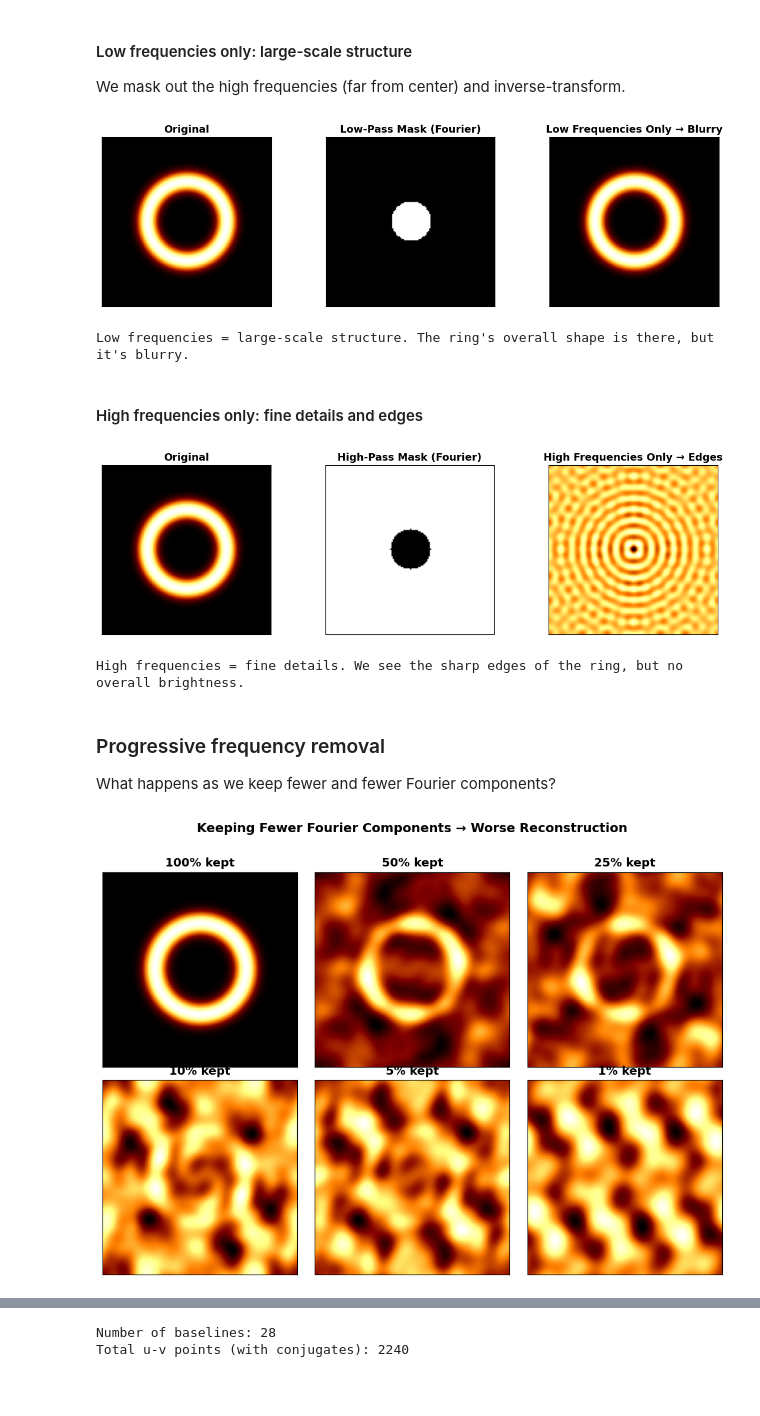
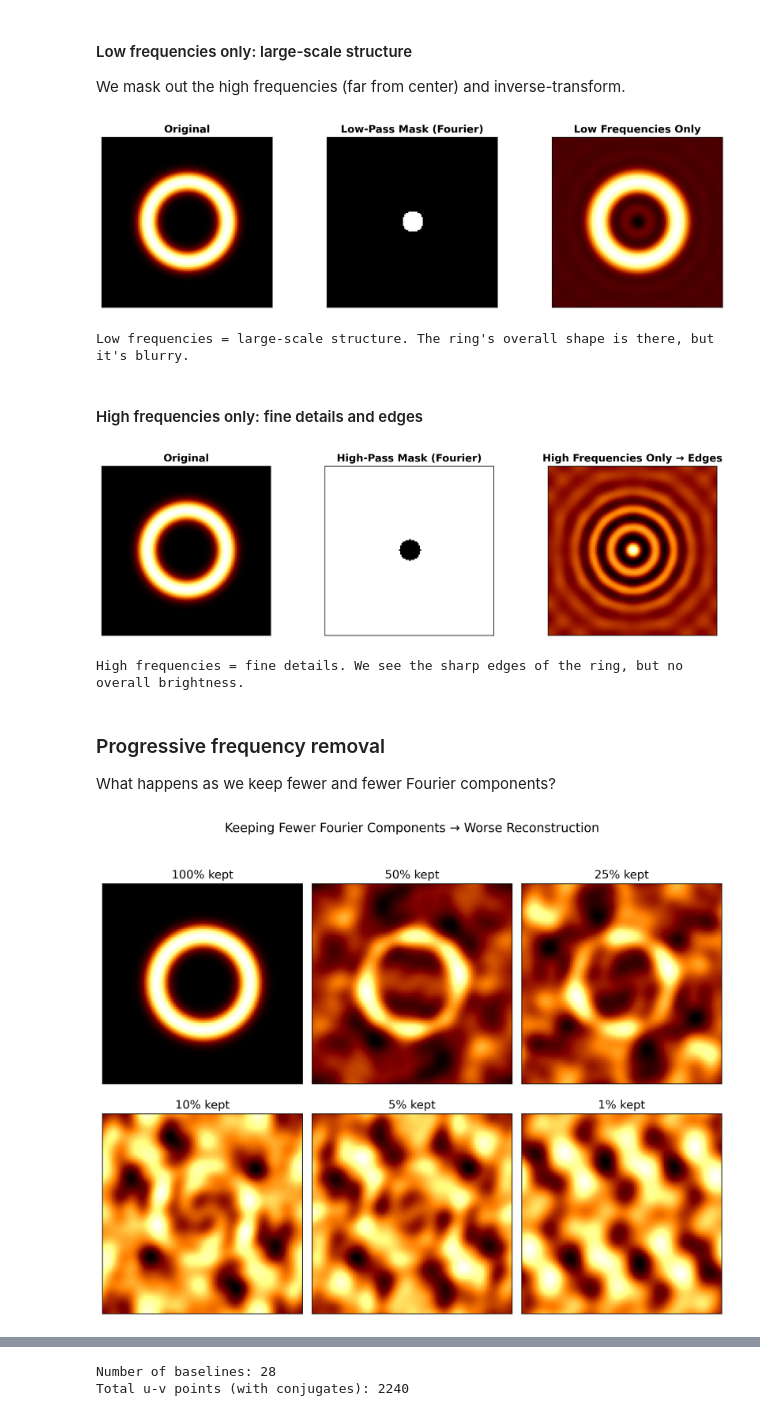
Before and after one commit to CITA/CTA200H, a Jupyter notebook: lectures/machine_learning/02_computational_imaging.ipynb, the cells around one changed output, grey strips where cells are left out. Saved outputs shown, nothing was run; the diff lists cells and outputs as text; code cells hidden in the pictures; blank space fills up the shorter version.

```diff
--- a/lectures/machine_learning/02_computational_imaging.ipynb
+++ b/lectures/machine_learning/02_computational_imaging.ipynb
@@ -31,6 +28,10 @@ Let's start with a simple model: a **ring** — a toy version of a black hole sh
 # %%
 import numpy as np
 import matplotlib.pyplot as plt
+plt.rcParams['figure.dpi']=300
+plt.rcParams["xtick.direction"]="out"
+plt.rcParams["ytick.direction"]="out"
+plt.rcParams['font.family'] = 'sans-serif'
 import jax
 import jax.numpy as jnp
 %matplotlib inline
@@ -48,7 +49,6 @@ This is how we normally think of images — a grid of pixel values. Bright pixel
 # %%
 fig, ax = plt.subplots(1, 1, figsize=(6, 5))
 im = ax.imshow(ring, cmap='afmhot', origin='lower')
-ax.set_title('Our "Black Hole Shadow" — A Ring', fontsize=14, fontweight='bold')
 ax.set_xlabel('x (pixels)', fontsize=12)
 ax.set_ylabel('y (pixels)', fontsize=12)
 plt.colorbar(im, ax=ax, label='Intensity', shrink=0.8)
@@ -107,7 +107,7 @@ We mask out the high frequencies (far from center) and inverse-transform.
 uu, vv = np.mgrid[-N//2:N//2, -N//2:N//2]
 freq_radius = np.sqrt(uu**2 + vv**2)
 
-low_pass_mask = (freq_radius < 15).astype(float)
+low_pass_mask = (freq_radius < 8).astype(float)
 ring_lowpass = np.fft.ifft2(np.fft.ifftshift(ring_fft * low_pass_mask)).real
 
 fig, axes = plt.subplots(1, 3, figsize=(12, 3.5))
@@ -119,7 +119,7 @@ axes[1].imshow(low_pass_mask, cmap='gray', origin='lower')
 axes[1].set_title('Low-Pass Mask (Fourier)', fontsize=13, fontweight='bold')
 
 axes[2].imshow(ring_lowpass, cmap='afmhot', origin='lower')
-axes[2].set_title('Low Frequencies Only → Blurry', fontsize=13, fontweight='bold')
+axes[2].set_title('Low Frequencies Only', fontsize=13, fontweight='bold')
 
 for ax in axes:
     ax.set_xticks([])
@@ -129,13 +129,13 @@ plt.tight_layout()
 plt.show()
 print("Low frequencies = large-scale structure. The ring's overall shape is there, but it's blurry.")
 # %% [output]
-[figure, old version]
+[figure, new version]
 Low frequencies = large-scale structure. The ring's overall shape is there, but it's blurry.
 # %% [markdown]
 #### High frequencies only: fine details and edges
 # %%
 # Mask out low frequencies — keep only high frequencies
-high_pass_mask = (freq_radius > 15).astype(float)
+high_pass_mask = (freq_radius > 8).astype(float)
 ring_highpass = np.fft.ifft2(np.fft.ifftshift(ring_fft * high_pass_mask)).real
 
 fig, axes = plt.subplots(1, 3, figsize=(12, 3.5))
@@ -157,7 +157,7 @@ plt.tight_layout()
 plt.show()
 print("High frequencies = fine details. We see the sharp edges of the ring, but no overall brightness.")
 # %% [output]
-[figure, old version]
+[figure, new version]
 High frequencies = fine details. We see the sharp edges of the ring, but no overall brightness.
 # %% [markdown]
 ### Progressive frequency removal
@@ -166,32 +166,32 @@ What happens as we keep fewer and fewer Fourier components?
 # %%
 # Progressive removal: keep different fractions of Fourier components
 fractions = [1.0, 0.50, 0.25, 0.10, 0.05, 0.01]
 
-fig, axes = plt.subplots(2, 3, figsize=(10, 7))
+fig, axes = plt.subplots(2, 3, figsize=(10, 8))
 
 for idx, frac in enumerate(fractions):
     ax = axes[idx // 3, idx % 3]
 
     # Keep a random fraction of Fourier components
     rng = np.random.RandomState(42)
     mask = rng.random_sample((N, N)) < frac
     # Always keep the DC component
     mask[N//2, N//2] = True
 
     filtered_fft = ring_fft * mask
     filtered_img = np.fft.ifft2(np.fft.ifftshift(filtered_fft)).real
 
     ax.imshow(filtered_img, cmap='afmhot', origin='lower')
-    ax.set_title(f'{frac*100:.0f}% kept', fontsize=13, fontweight='bold')
+    ax.set_title(f'{frac*100:.0f}% kept', fontsize=13)
     ax.set_xticks([])
     ax.set_yticks([])
 
 plt.suptitle('Keeping Fewer Fourier Components \u2192 Worse Reconstruction',
-             fontsize=14, fontweight='bold', y=1.02)
+             fontsize=14, y=1.02)
 plt.tight_layout()
 plt.show()
 # %% [output]
-[figure, old version]
+[figure, new version]
 # %% [markdown]
 **What do you notice?** As we keep fewer Fourier components, we lose resolution. The ring becomes noisy and eventually unrecognizable.
 
```
Also changed, not shown: parts of 26 cells of this notebook, 2 other files.
